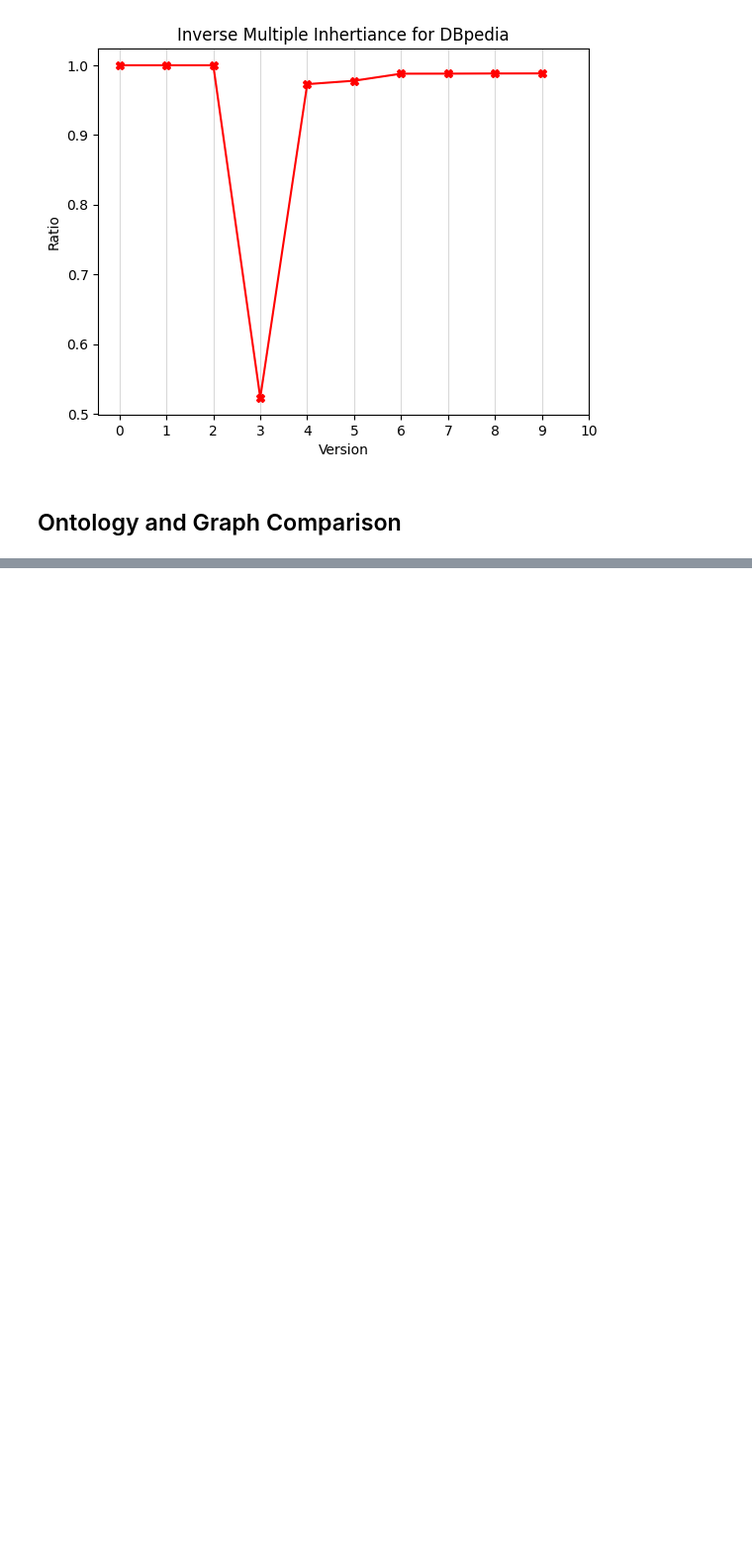
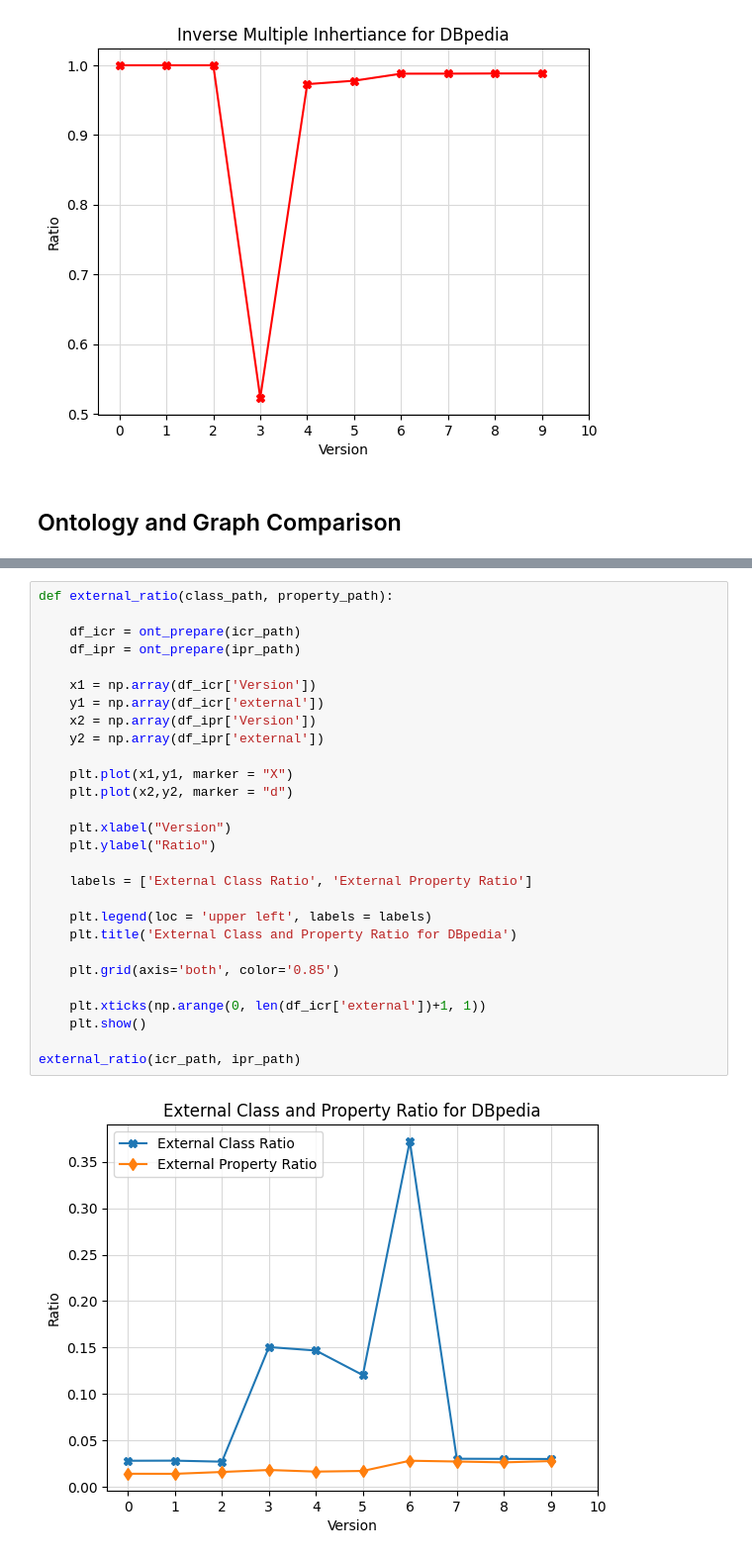
Before and after one commit to EBrandDV/P4, a Jupyter notebook: Daniel/analysis.ipynb, the cells around one changed output, grey strips where cells are left out. Shown: that part at 99% size. Saved outputs shown, nothing was run; the diff lists cells and outputs as text; blank space fills up the shorter version.

```diff
--- a/Daniel/analysis.ipynb
+++ b/Daniel/analysis.ipynb
@@ -106,0 +141,30 @@ df_ipr
+# %%
+def external_ratio(class_path, property_path):
+
+    df_icr = ont_prepare(icr_path)
+    df_ipr = ont_prepare(ipr_path)
+
+    x1 = np.array(df_icr['Version'])
+    y1 = np.array(df_icr['external'])
+    x2 = np.array(df_ipr['Version'])
+    y2 = np.array(df_ipr['external'])
+
+    plt.plot(x1,y1, marker = "X")
+    plt.plot(x2,y2, marker = "d")
+
+    plt.xlabel("Version")
+    plt.ylabel("Ratio")
+
+    labels = ['External Class Ratio', 'External Property Ratio']
+
+    plt.legend(loc = 'upper left', labels = labels)
+    plt.title('External Class and Property Ratio for DBpedia')
+
+    plt.grid(axis='both', color='0.85')
+
+    plt.xticks(np.arange(0, len(df_icr['external'])+1, 1))
+    plt.show()
+
+external_ratio(icr_path, ipr_path)
+# %% [output]
+[figure, added]
```
Also changed, not shown: parts of 4 cells of this notebook, 3 other files.
